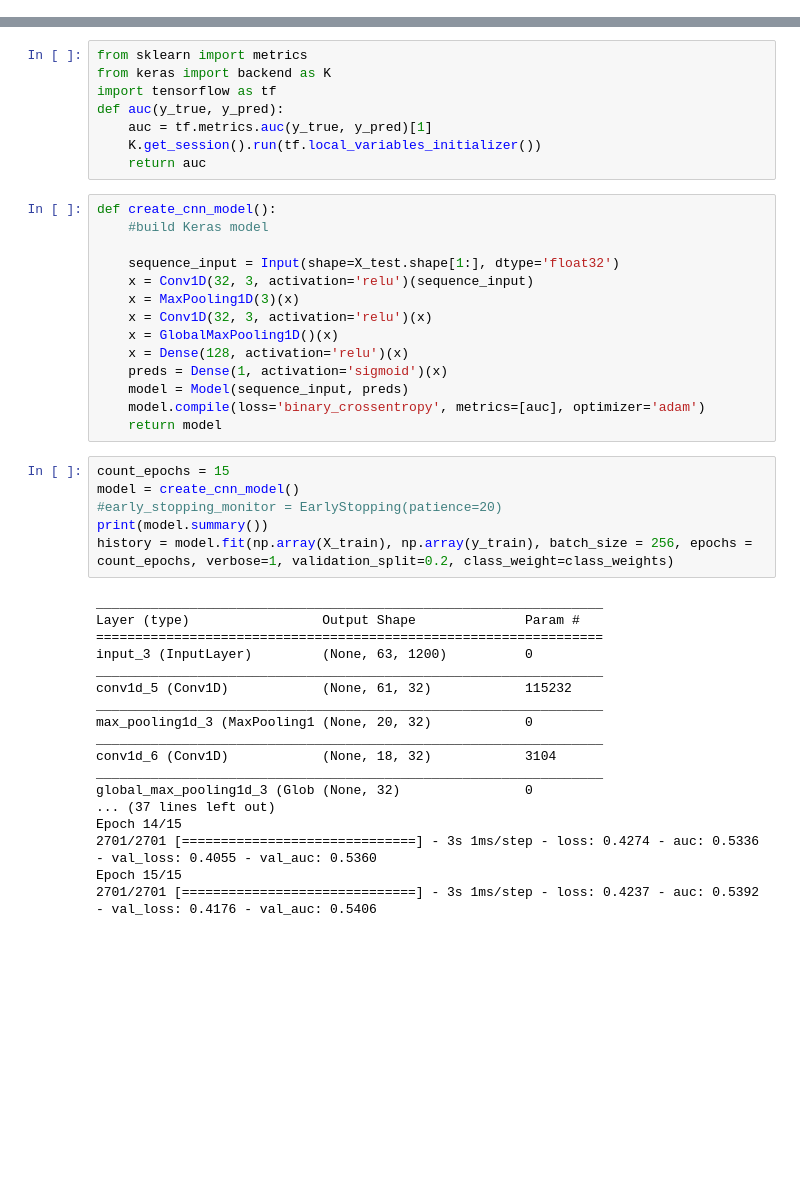
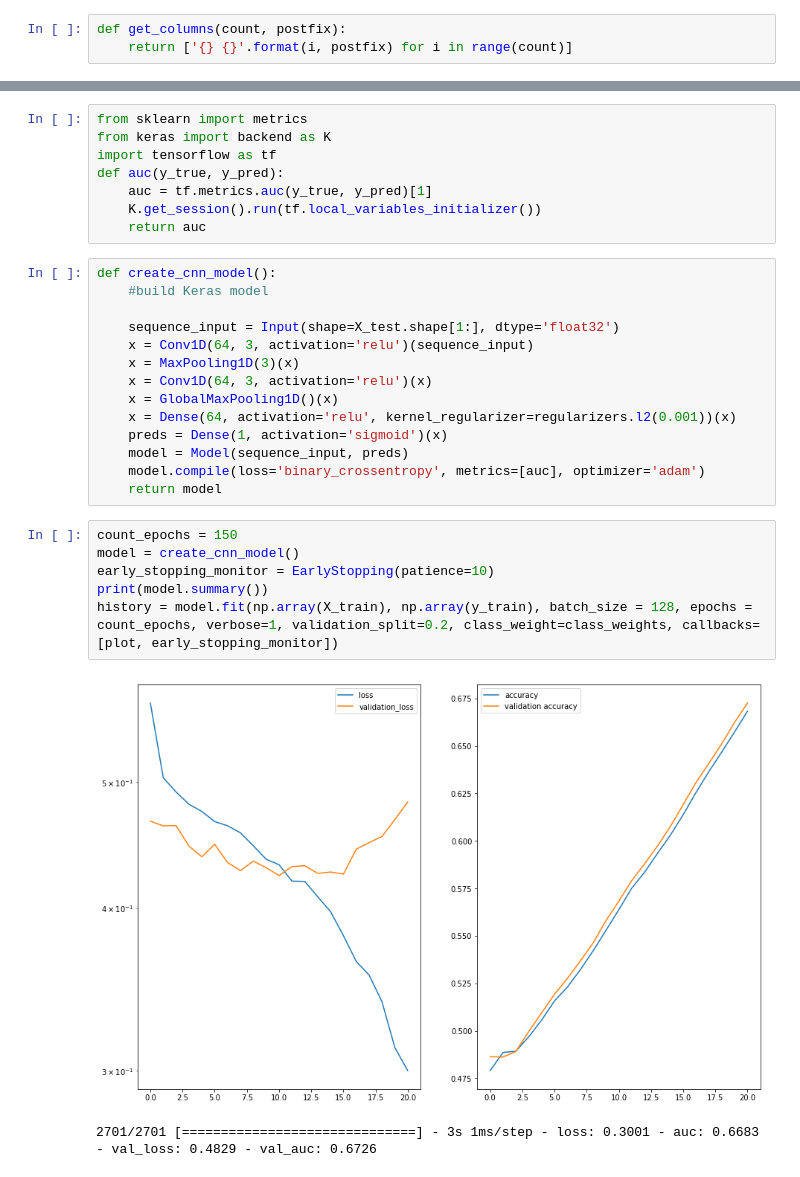
Before and after one commit to glebvk85/competitions, a Jupyter notebook: mlbootcamp/telecom_data_camp/train-cnn-conv2d.ipynb, the cells around one changed output, grey strips where cells are left out. Drawn from its saved outputs; the diff is of its cells as text; blank space fills up the shorter version.

```diff
--- a/mlbootcamp/telecom_data_camp/train-cnn-conv2d.ipynb
+++ b/mlbootcamp/telecom_data_camp/train-cnn-conv2d.ipynb
@@ -176,4 +193,7 @@ columns_chhn = ['AVEUSERNUMBER', 'AVEUSERNUMBER_PLMN',
        'UL_AVR_THROUGHPUT_R99', 'UL_MEAN_USER_THROUGHPUT_LTE',
        'UL_MEAN_USER_THROUGHPUT_HS3G', 'UL_MEAN_USER_THROUGHPUT_PLTE',
        'UL_MEAN_USER_THROUGHPUT_REL93G']
+# %%
+def get_columns(count, postfix):
+    return ['{} {}'.format(i, postfix) for i in range(count)]
 # %%
@@ -253,37 +269,22 @@ def create_cnn_model():
     #build Keras model
 
     sequence_input = Input(shape=X_test.shape[1:], dtype='float32')
-    x = Conv1D(32, 3, activation='relu')(sequence_input)
+    x = Conv1D(64, 3, activation='relu')(sequence_input)
     x = MaxPooling1D(3)(x)
-    x = Conv1D(32, 3, activation='relu')(x)
+    x = Conv1D(64, 3, activation='relu')(x)
     x = GlobalMaxPooling1D()(x)
-    x = Dense(128, activation='relu')(x)
+    x = Dense(64, activation='relu', kernel_regularizer=regularizers.l2(0.001))(x)
     preds = Dense(1, activation='sigmoid')(x)
     model = Model(sequence_input, preds)
     model.compile(loss='binary_crossentropy', metrics=[auc], optimizer='adam')
     return model
 # %%
-count_epochs = 15
+count_epochs = 150
 model = create_cnn_model()
-#early_stopping_monitor = EarlyStopping(patience=20)
+early_stopping_monitor = EarlyStopping(patience=10)
 print(model.summary())
-history = model.fit(np.array(X_train), np.array(y_train), batch_size = 256, epochs = count_epochs, verbose=1, validation_split=0.2, class_weight=class_weights)
+history = model.fit(np.array(X_train), np.array(y_train), batch_size = 128, epochs = count_epochs, verbose=1, validation_split=0.2, class_weight=class_weights, callbacks=[plot, early_stopping_monitor])
 # %% [output]
+[figure, added]
-_________________________________________________________________
-Layer (type)                 Output Shape              Param #
-=================================================================
-input_3 (InputLayer)         (None, 63, 1200)          0
-_________________________________________________________________
-conv1d_5 (Conv1D)            (None, 61, 32)            115232
-_________________________________________________________________
-max_pooling1d_3 (MaxPooling1 (None, 20, 32)            0
-_________________________________________________________________
-conv1d_6 (Conv1D)            (None, 18, 32)            3104
-_________________________________________________________________
-global_max_pooling1d_3 (Glob (None, 32)                0
-... (37 lines left out)
-Epoch 14/15
-2701/2701 [==============================] - 3s 1ms/step - loss: 0.4274 - auc: 0.5336 - val_loss: 0.4055 - val_auc: 0.5360
-Epoch 15/15
-2701/2701 [==============================] - 3s 1ms/step - loss: 0.4237 - auc: 0.5392 - val_loss: 0.4176 - val_auc: 0.5406
+2701/2701 [==============================] - 3s 1ms/step - loss: 0.3001 - auc: 0.6683 - val_loss: 0.4829 - val_auc: 0.6726
 # %%
```
Also changed, not shown: parts of 18 cells of this notebook.
